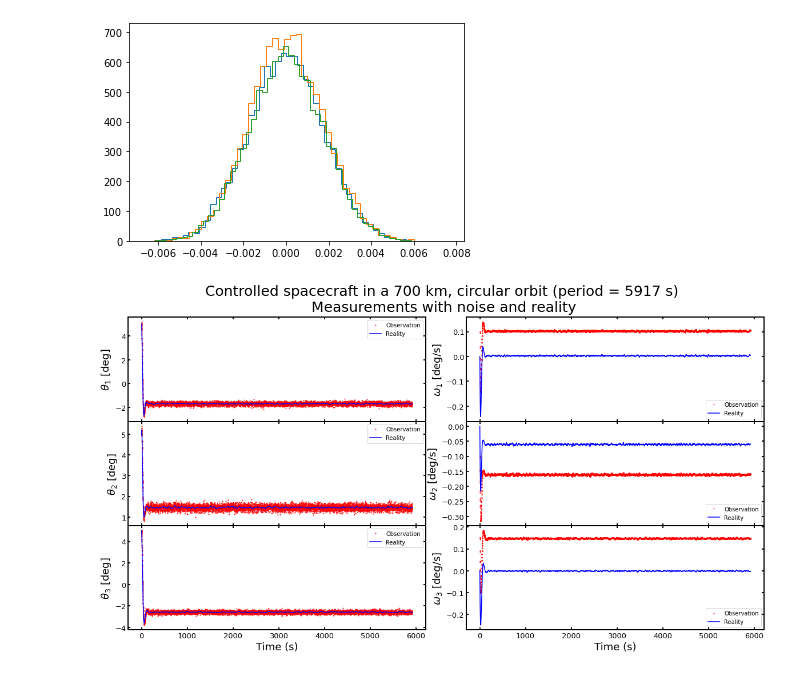
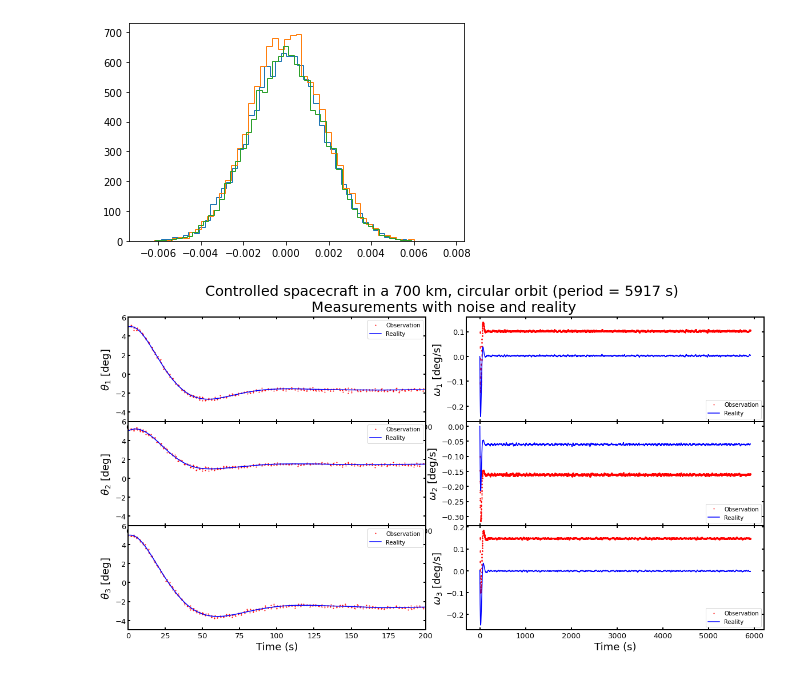
Before and after one commit to thomas7392/spacecraftattitudecontrol, a Jupyter notebook: Q4.ipynb, the cells around one changed output. Cells and saved outputs as stored; diff of their text form; code cells hidden in the pictures.

```diff
--- a/Q4.ipynb
+++ b/Q4.ipynb
@@ -72,33 +72,33 @@ for i in range(3):
 # %%
 labels = [r"$\theta_1$ [deg]", r"$\theta_2$ [deg]", r"$\theta_3$ [deg]",
           "$\omega_1$ [deg/s]", "$\omega_2$ [deg/s]", "$\omega_3$ [deg/s]"]
 
 fig, axes = plt.subplots(3, 2, figsize = (17, 9))
 fig.tight_layout(pad=4)
 fig.suptitle("Controlled spacecraft in a 700 km, circular orbit (period = %.i s)\n Measurements with noise and reality" % period, fontsize = 25, y = 1.02)
 fig.subplots_adjust(hspace=0)
 axes[2, 0].set_xlabel("Time (s)", fontsize = 18)
 axes[2, 1].set_xlabel("Time (s)", fontsize = 18)
 
-# for ax in axes[:,0]:
-#     ax.set_xlim(0, 200)
-#     ax.set_ylim(-5, 6)
+for ax in axes[:,0]:
+    ax.set_xlim(0, 200)
+    ax.set_ylim(-5, 6)
 
-#     ax.set_xlim(0, 200)
-#     ax.set_ylim(-0.1, 0.1)
+    #ax.set_xlim(0, 200)
+    #ax.set_ylim(-0.1, 0.1)
 
 for i, ax in enumerate(axes.T.flat):
 
     ax.plot(S2.state_history_m[:,0], np.rad2deg(S2.state_history_m[:,1+i]), 'ro', markersize = 1, label = "Observation")
     ax.plot(S2.state_history[:,0], np.rad2deg(S2.state_history[:,1+i]), 'b-', markersize = 1, label = "Reality")
 
     ax.set_ylabel(labels[i], fontsize = 18)
     #ax.axvline(81)
     for axis in ['top','bottom','left','right']:
         ax.spines[axis].set_linewidth(2)
     ax.tick_params(labelsize=13)
     ax.tick_params(axis="both",direction="in",which="both", length=4, width = 2)
     ax.tick_params(bottom=True, top=True, left=True, right=True)
     ax.legend()
 # %% [output]
-[figure, old version]
+[figure, new version]
```
Also changed, not shown: 4 other files.
